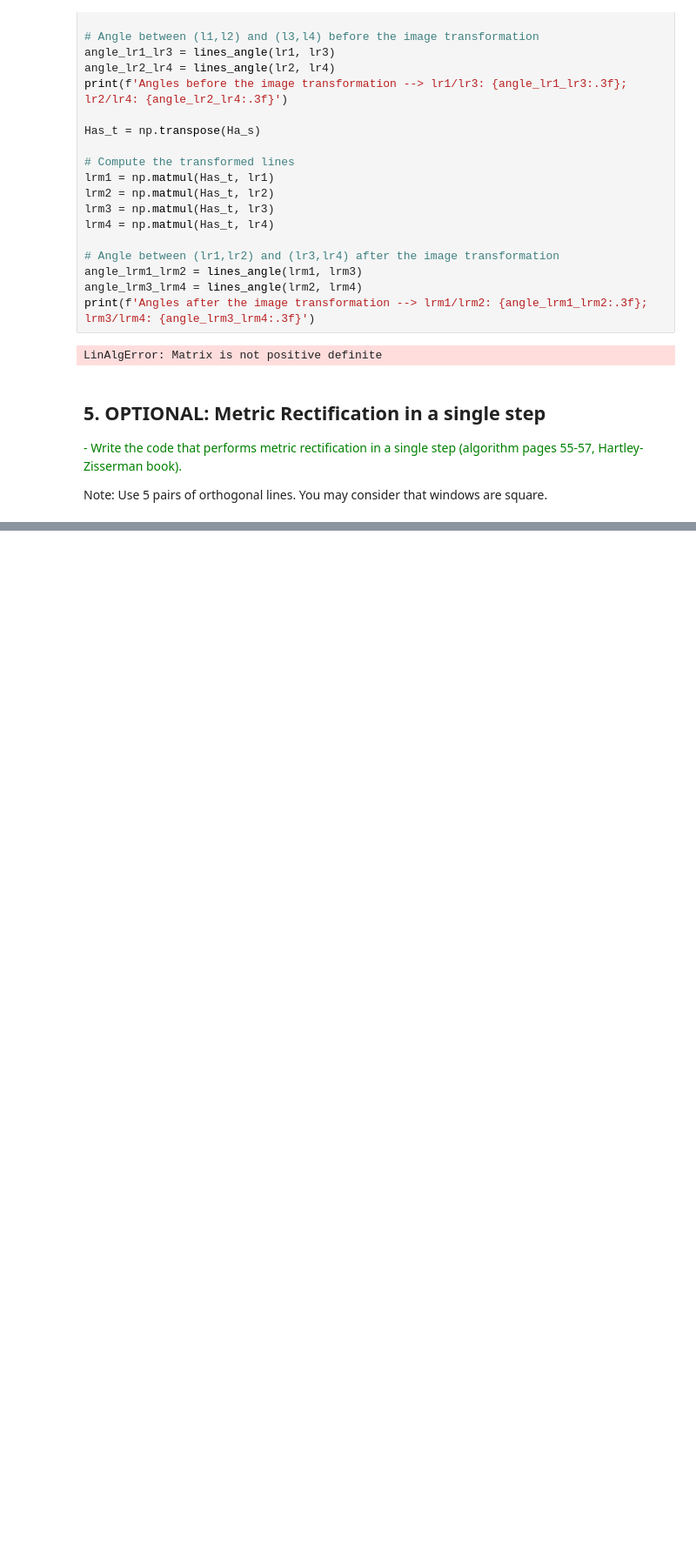
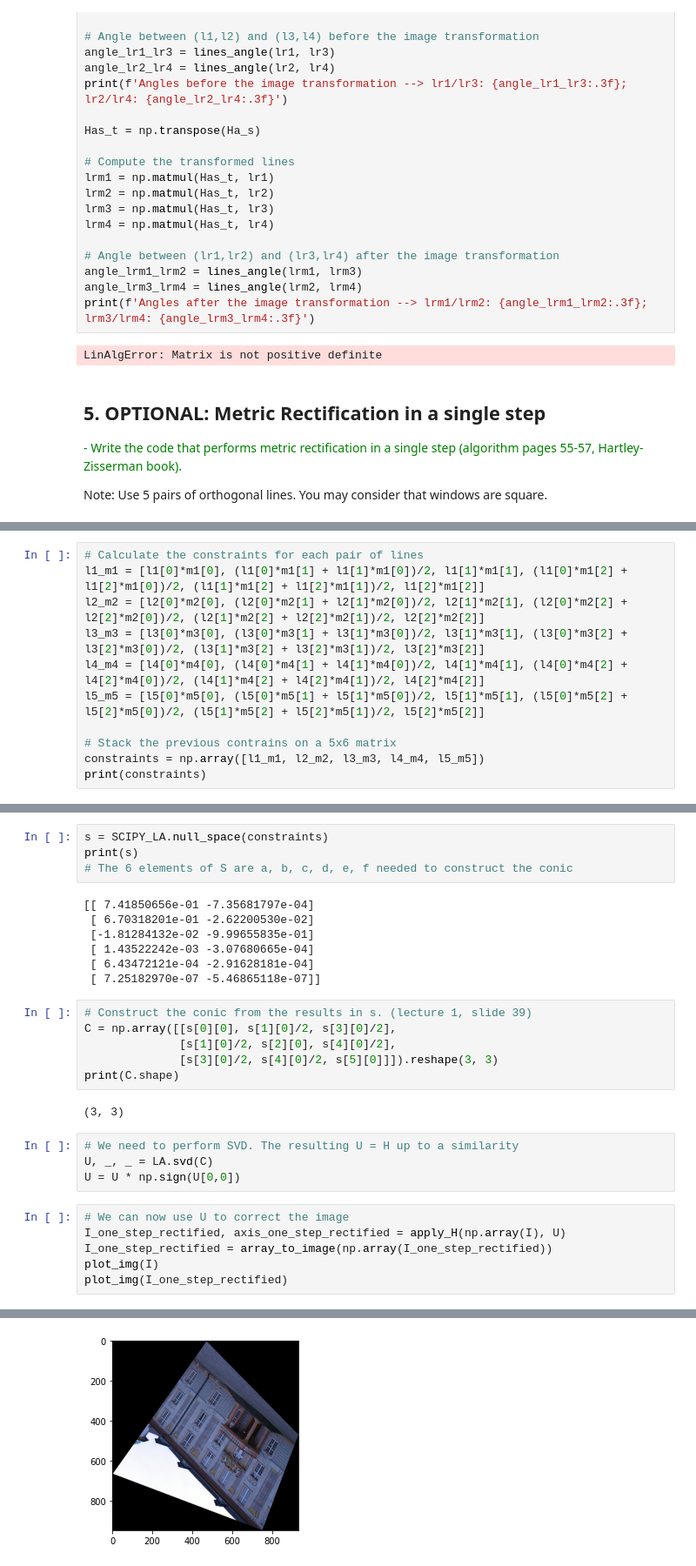
Before and after one commit to brugues/MCV-M4, a Jupyter notebook: lab1/lab1.ipynb, the cells around one changed output, grey strips where cells are left out. Shown at 87% size. Saved outputs shown, nothing was run; the diff lists cells and outputs as text; blank space fills up the shorter version.

```diff
--- a/lab1/lab1.ipynb
+++ b/lab1/lab1.ipynb
@@ -560,0 +651,11 @@ Note: Use 5 pairs of orthogonal lines. You may consider that windows are square.
+# %%
+# Calculate the constraints for each pair of lines
+l1_m1 = [l1[0]*m1[0], (l1[0]*m1[1] + l1[1]*m1[0])/2, l1[1]*m1[1], (l1[0]*m1[2] + l1[2]*m1[0])/2, (l1[1]*m1[2] + l1[2]*m1[1])/2, l1[2]*m1[2]]
+l2_m2 = [l2[0]*m2[0], (l2[0]*m2[1] + l2[1]*m2[0])/2, l2[1]*m2[1], (l2[0]*m2[2] + l2[2]*m2[0])/2, (l2[1]*m2[2] + l2[2]*m2[1])/2, l2[2]*m2[2]]
+l3_m3 = [l3[0]*m3[0], (l3[0]*m3[1] + l3[1]*m3[0])/2, l3[1]*m3[1], (l3[0]*m3[2] + l3[2]*m3[0])/2, (l3[1]*m3[2] + l3[2]*m3[1])/2, l3[2]*m3[2]]
+l4_m4 = [l4[0]*m4[0], (l4[0]*m4[1] + l4[1]*m4[0])/2, l4[1]*m4[1], (l4[0]*m4[2] + l4[2]*m4[0])/2, (l4[1]*m4[2] + l4[2]*m4[1])/2, l4[2]*m4[2]]
+l5_m5 = [l5[0]*m5[0], (l5[0]*m5[1] + l5[1]*m5[0])/2, l5[1]*m5[1], (l5[0]*m5[2] + l5[2]*m5[0])/2, (l5[1]*m5[2] + l5[2]*m5[1])/2, l5[2]*m5[2]]
+
+# Stack the previous contrains on a 5x6 matrix
+constraints = np.array([l1_m1, l2_m2, l3_m3, l4_m4, l5_m5])
+print(constraints)
@@ -560,0 +673,30 @@ Note: Use 5 pairs of orthogonal lines. You may consider that windows are square.
+# %%
+s = SCIPY_LA.null_space(constraints)
+print(s)
+# The 6 elements of S are a, b, c, d, e, f needed to construct the conic
+# %% [output]
+[[ 7.41850656e-01 -7.35681797e-04]
+ [ 6.70318201e-01 -2.62200530e-02]
+ [-1.81284132e-02 -9.99655835e-01]
+ [ 1.43522242e-03 -3.07680665e-04]
+ [ 6.43472121e-04 -2.91628181e-04]
+ [ 7.25182970e-07 -5.46865118e-07]]
+# %%
+# Construct the conic from the results in s. (lecture 1, slide 39)
+C = np.array([[s[0][0], s[1][0]/2, s[3][0]/2],
+              [s[1][0]/2, s[2][0], s[4][0]/2],
+              [s[3][0]/2, s[4][0]/2, s[5][0]]]).reshape(3, 3)
+print(C.shape)
+# %% [output]
+(3, 3)
+# %%
+# We need to perform SVD. The resulting U = H up to a similarity
+U, _, _ = LA.svd(C)
+U = U * np.sign(U[0,0])
+# %%
+# We can now use U to correct the image
+I_one_step_rectified, axis_one_step_rectified = apply_H(np.array(I), U)
+I_one_step_rectified = array_to_image(np.array(I_one_step_rectified))
+plot_img(I)
+plot_img(I_one_step_rectified)
+# %% [output]
@@ -560,0 +704 @@ Note: Use 5 pairs of orthogonal lines. You may consider that windows are square.
+[figure, added]
```
Also changed, not shown: parts of 12 cells of this notebook.
